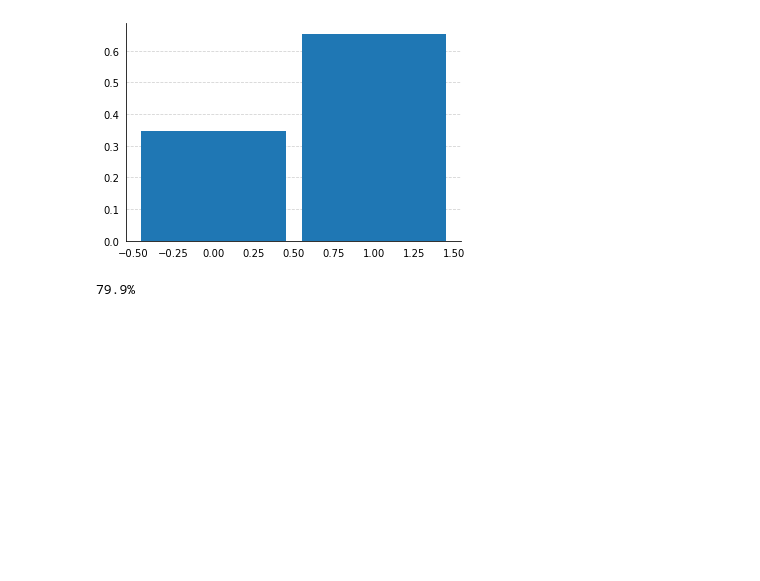
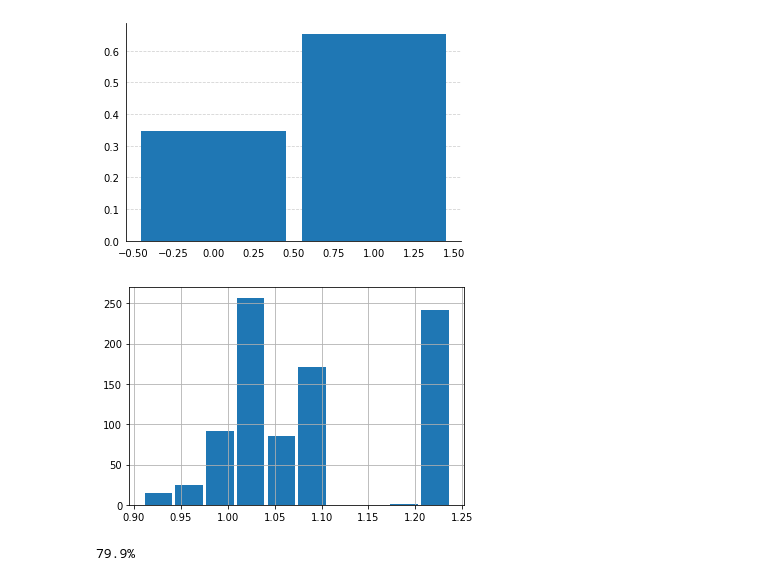
Before and after one commit to robsfletch/bts, a Jupyter notebook: notebooks/SelectionAccuracy.ipynb, the cells around one changed output. Saved outputs shown, nothing was run; the diff lists cells and outputs as text; code cells hidden in the pictures; blank space fills up the shorter version.

```diff
--- a/notebooks/SelectionAccuracy.ipynb
+++ b/notebooks/SelectionAccuracy.ipynb
@@ -38,10 +38,16 @@ adjust_plot(plot)
 # %% [output]
 [figure]
 # %%
-plot2 = selection_data['home'].astype(float).hist(density=True, bins=2, range=(-.5, 1.5), rwidth=0.9)
+plot2 = selection_data['home'].astype(float).hist(
+    density=True, bins=2, range=(-.5, 1.5), rwidth=0.9)
 adjust_plot(plot2)
 # %% [output]
 [figure]
+# %%
+plot3 = selection_data['park_factor'].astype(float).hist(rwidth=0.9)
+adjust_plot(plot2)
+# %% [output]
+[figure, added]
 # %%
 Wins = selection_data.loc[selection_data['Win'] == True, 'Win'].count()
 Loses = selection_data.loc[selection_data['Win'] == False, 'Win'].count()
```
Also changed, not shown: parts of 4 cells of this notebook.
